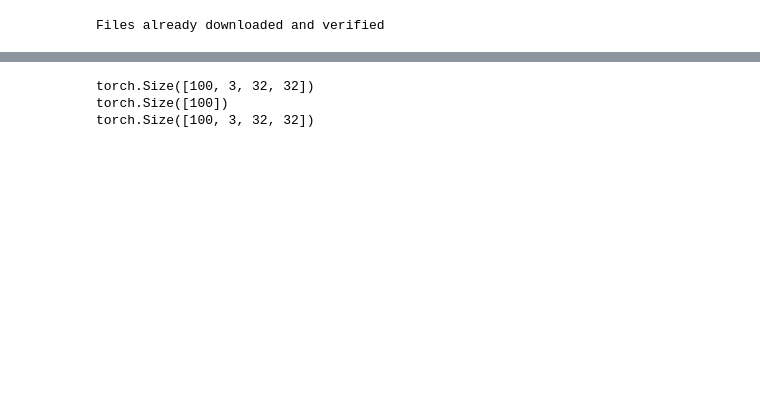
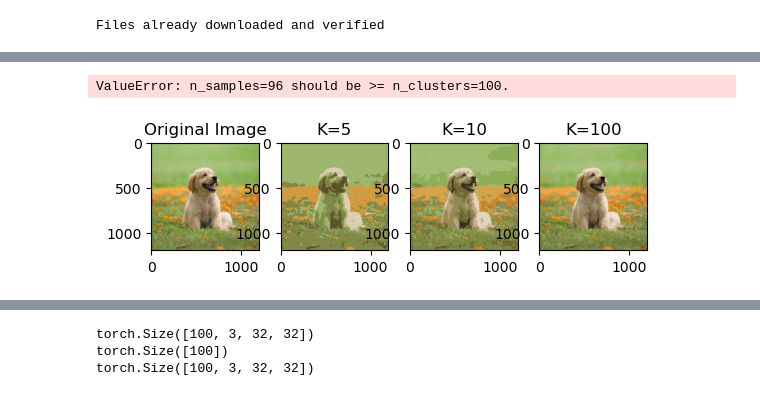
Before and after one commit to ahindy1234/CS221-Final-Project, a Jupyter notebook: kmeans_actual.ipynb, the cells around one changed output, grey strips where cells are left out. Cells and saved outputs as stored; diff of their text form; code cells hidden in the pictures; blank space fills up the shorter version.

```diff
--- a/kmeans_actual.ipynb
+++ b/kmeans_actual.ipynb
@@ -53,7 +53,7 @@ images = images_array[:100]
 flat_images = np.reshape(images, (images.shape[0], images.shape[1] * images.shape[2], images.shape[3]))
 N, size, D = flat_images.shape
 
-num_clusters = [5, 10, 20]
+num_clusters = [5, 10, 100]
 output_images = np.zeros((len(num_clusters), N, size, D))
 
 for k in range(len(num_clusters)):
@@ -65,3 +65,32 @@ for k in range(len(num_clusters)):
 
         # Use assignments as indices to select the cluster centers
         output_images[k][i] = cluster_centers[assignments.flatten()]
+# %% [output]
+ValueError: n_samples=96 should be >= n_clusters=100.
+# %%
+import numpy as np
+import matplotlib.pyplot as plt
+from sklearn.cluster import KMeans
+from skimage import io
+
+# Load the single image
+image_path = "doggystyle.jpg"
+image = io.imread(image_path)
+
+# Reshape the image
+flat_image = np.reshape(image, (image.shape[0] * image.shape[1], image.shape[2]))
+N, size, D = 1, flat_image.shape[0], flat_image.shape[1]
+
+num_clusters = [5, 10, 100]
+output_images = np.zeros((len(num_clusters), N, size, D))
+
+for k in range(len(num_clusters)):
+    n = num_clusters[k]
+    kmeans = KMeans(n_clusters=n, n_init="auto").fit(flat_image)
+    assignments = kmeans.labels_.reshape((size, 1))  # Reshape to broadcast cluster assignments
+    cluster_centers = kmeans.cluster_centers_
+
+    # Use assignments as indices to select the cluster centers
+    output_images[k][0] = cluster_centers[assignments.flatten()]
+# %% [output]
+[figure, added]
```
Also changed, not shown: parts of 7 cells of this notebook, 3 other files.
